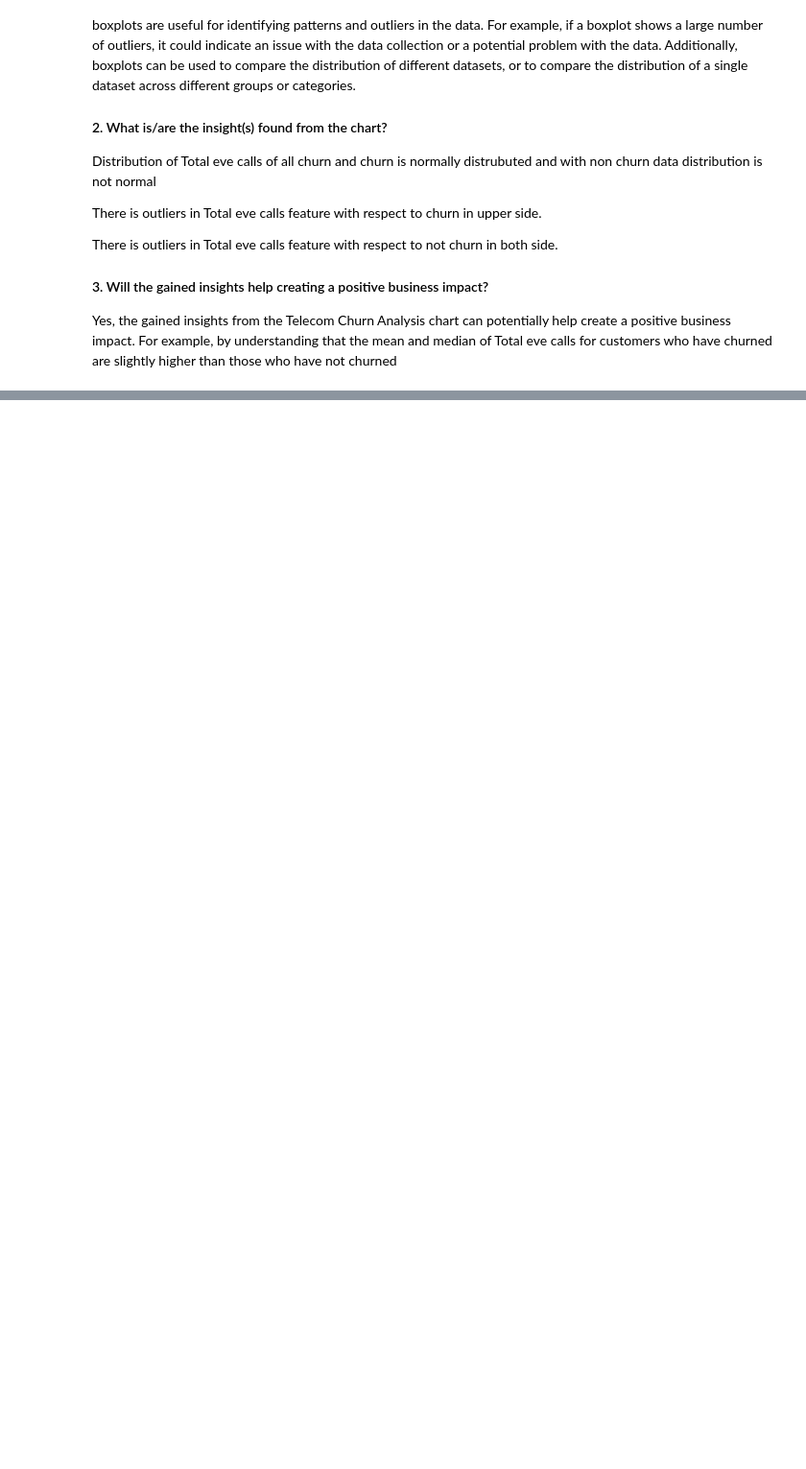
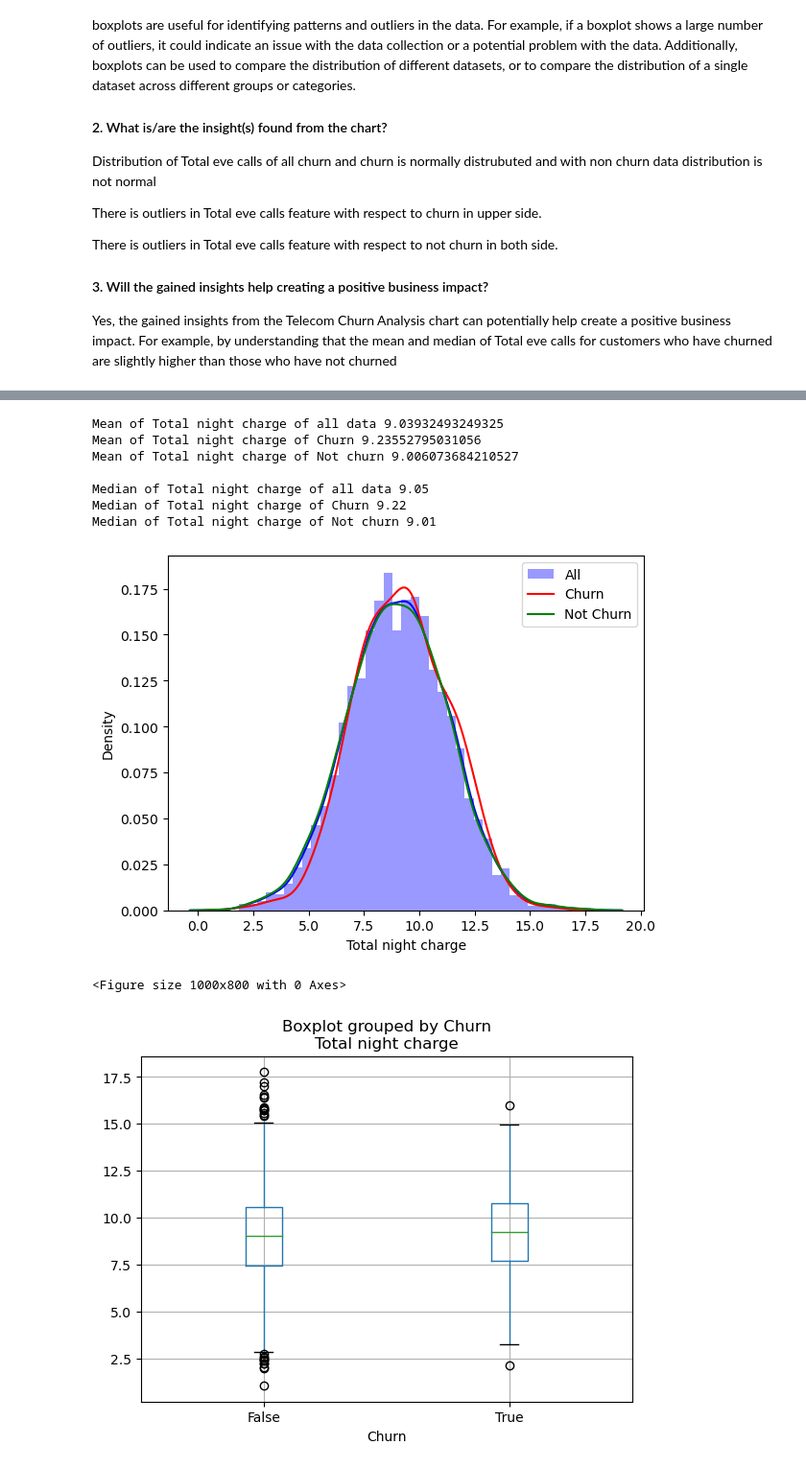
Before and after one commit to rajkumarshedage/EDA_Telecom_Churn_Prediction, a Jupyter notebook: EDA_Telecom_Churn_Prediction.ipynb, the cells around one changed output, grey strips where cells are left out. Shown at 96% size. Saved outputs shown, nothing was run; the diff lists cells and outputs as text; code cells hidden in the pictures; blank space fills up the shorter version.

```diff
--- a/EDA_Telecom_Churn_Prediction.ipynb
+++ b/EDA_Telecom_Churn_Prediction.ipynb
@@ -1001,0 +1100,13 @@ Yes, the gained insights from the Telecom Churn Analysis chart can potentially h
+# %%
+mean_median_distribution_outliers('Total night charge')
+# %% [output]
+Mean of Total night charge of all data 9.03932493249325
+Mean of Total night charge of Churn 9.23552795031056
+Mean of Total night charge of Not churn 9.006073684210527
+
+Median of Total night charge of all data 9.05
+Median of Total night charge of Churn 9.22
+Median of Total night charge of Not churn 9.01
+[figure, added]
+<Figure size 1000x800 with 0 Axes>
+[figure, added]
```
Also changed, not shown: parts of 21 cells of this notebook.
